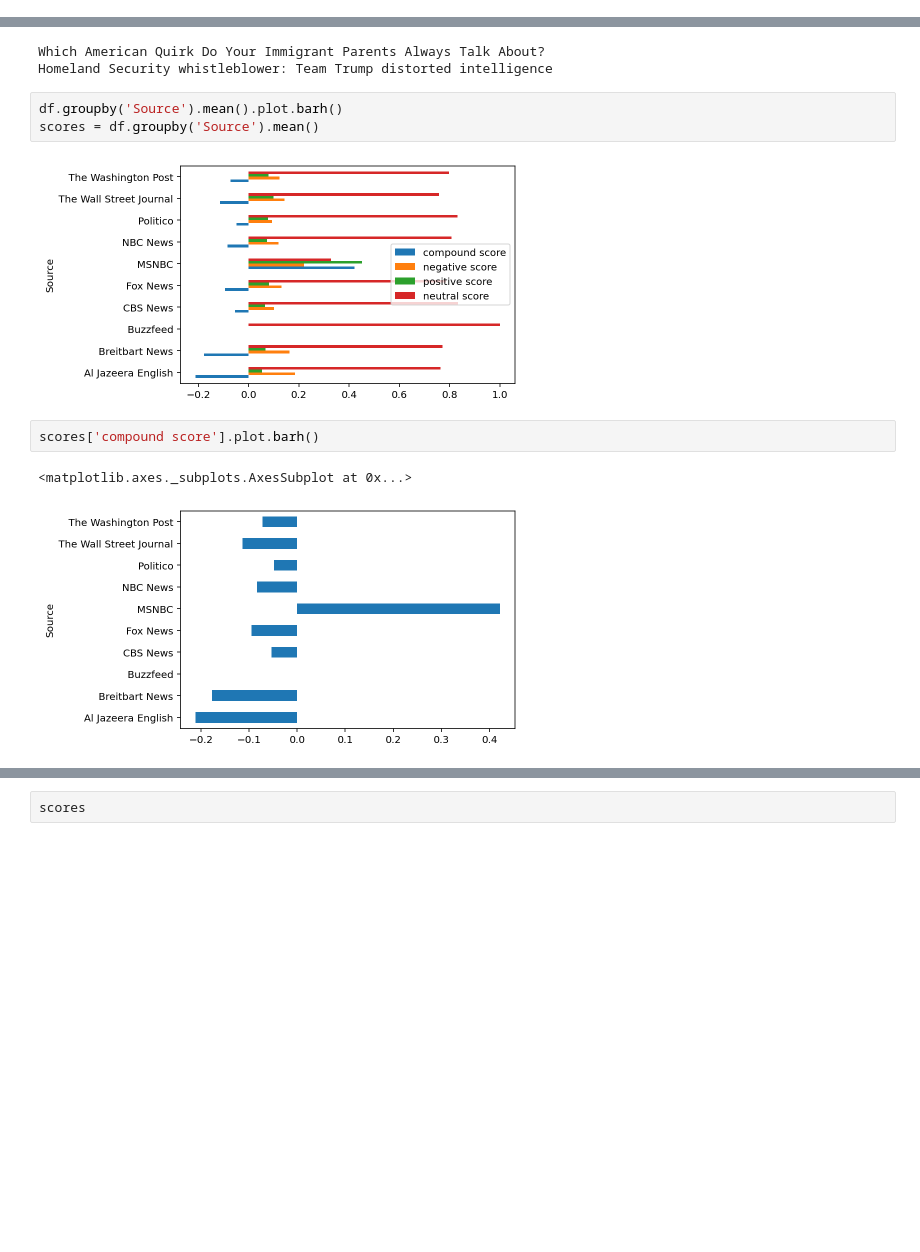
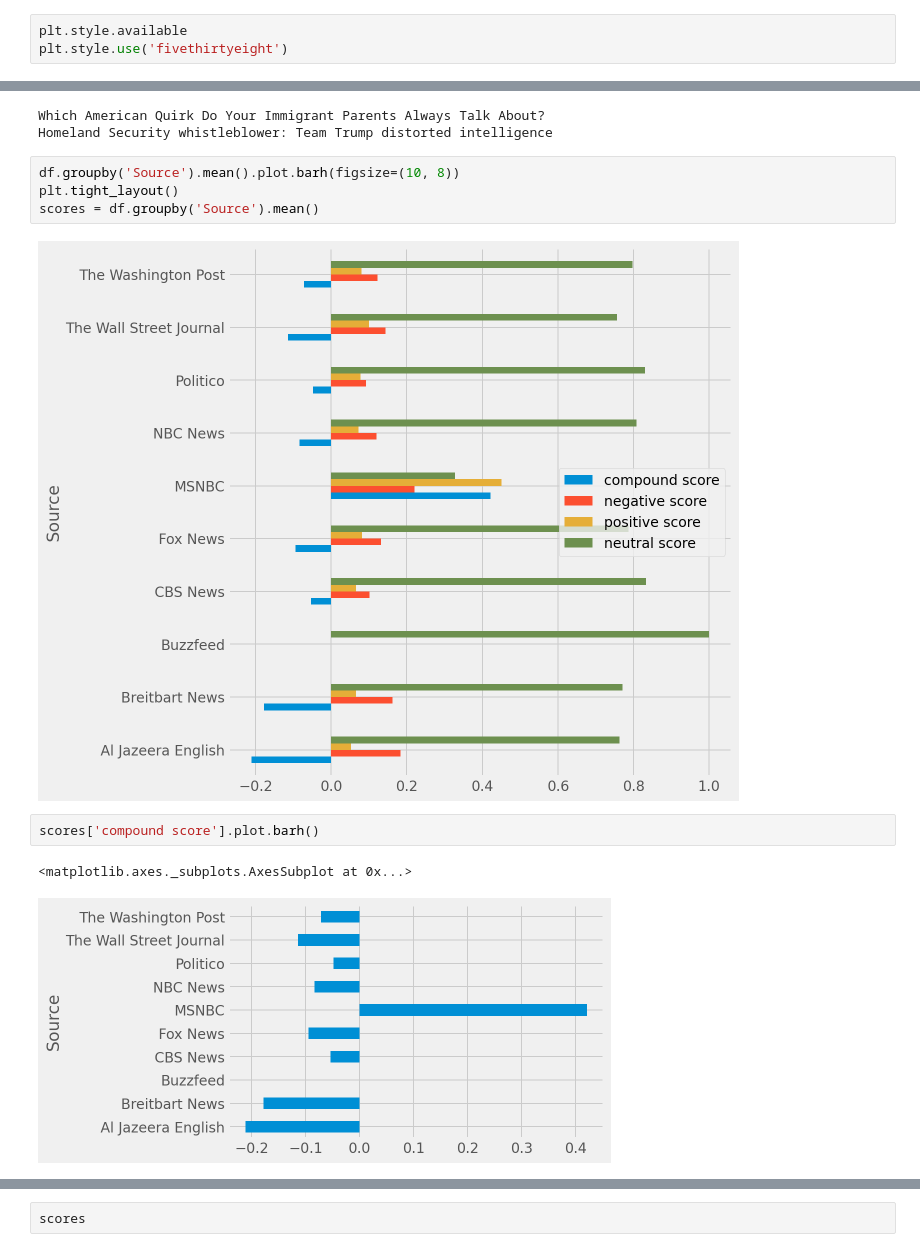
Before and after one commit to James-Ashley/sentiment_analysis, a Jupyter notebook: data_analysis/data_analysis_SAW.ipynb, the cells around one changed output, grey strips where cells are left out. Cells and saved outputs as stored; diff of their text form; blank space fills up the shorter version.

```diff
--- a/data_analysis/data_analysis_SAW.ipynb
+++ b/data_analysis/data_analysis_SAW.ipynb
@@ -21,4 +21,7 @@ df.head()
 | 2 | immigrant | The Washington Post | Tim Elfrink | ‘They’re still not taking this se... | https://www.washingtonpost.com/na... | Ms. Wootens whistleblowing disclo... | 2020-09-15T10:39:00Z | -0.1531 | 0.198 | ... |
 | 3 | immigrant | The Washington Post | James A. McCann, Michael Jones-Co... | Trump’s attacks prompted Latino i... | https://www.washingtonpost.com/po... | How has all this affected Latino ... | 2020-10-01T11:00:12Z | -0.4404 | 0.195 | ... |
 | 4 | immigrant | The Washington Post | Steven Moore | ICE is accused of sterilizing det... | https://www.washingtonpost.com/po... | Forced sterilization in the U.S.\... | 2020-09-25T11:00:00Z | -0.6369 | 0.286 | ... |
+# %%
+plt.style.available
+plt.style.use('fivethirtyeight')
 # %%
@@ -48,15 +56,16 @@ print(msnbc)
 Which American Quirk Do Your Immigrant Parents Always Talk About?
 Homeland Security whistleblower: Team Trump distorted intelligence
 # %%
-df.groupby('Source').mean().plot.barh()
+df.groupby('Source').mean().plot.barh(figsize=(10, 8))
+plt.tight_layout()
 scores = df.groupby('Source').mean()
 # %% [output]
-[figure, old version]
+[figure, new version]
 # %%
 scores['compound score'].plot.barh()
 # %% [output]
 <matplotlib.axes._subplots.AxesSubplot at 0x...>
-[figure, old version]
+[figure, new version]
 # %%
 scores['positive score'].plot.barh(color='y')
 # %% [output]
```
Also changed, not shown: parts of 7 cells of this notebook.
